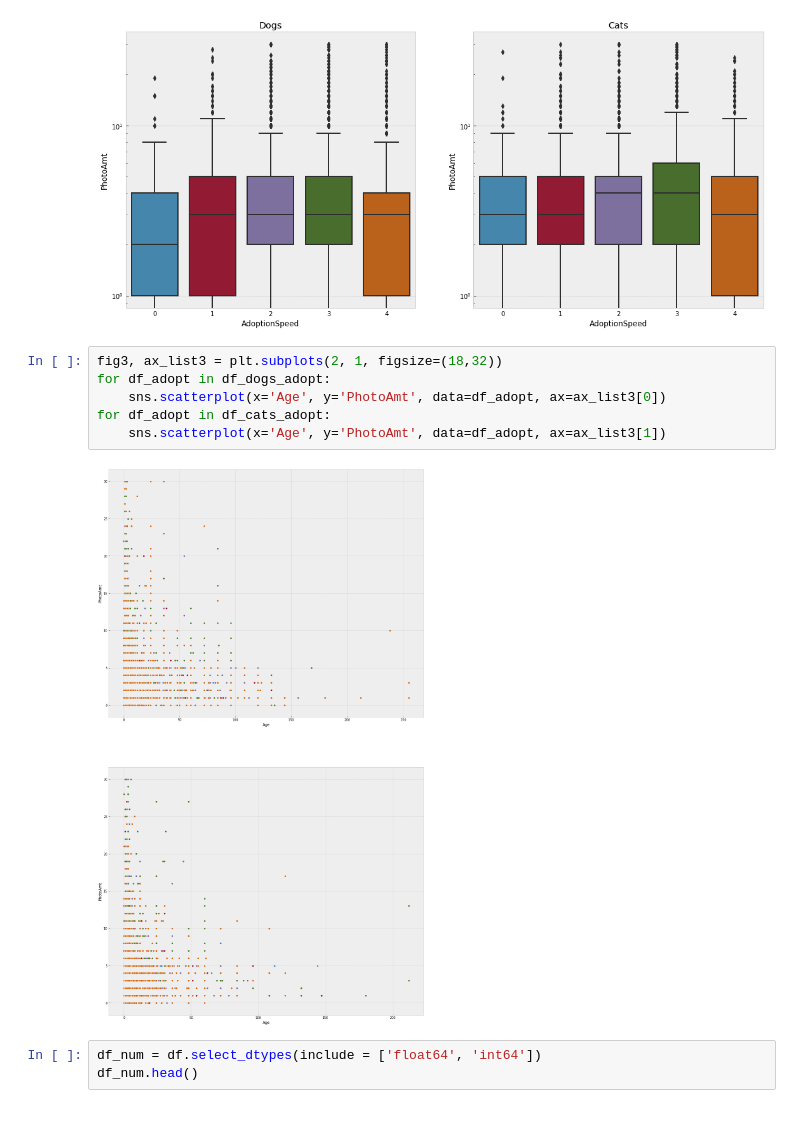
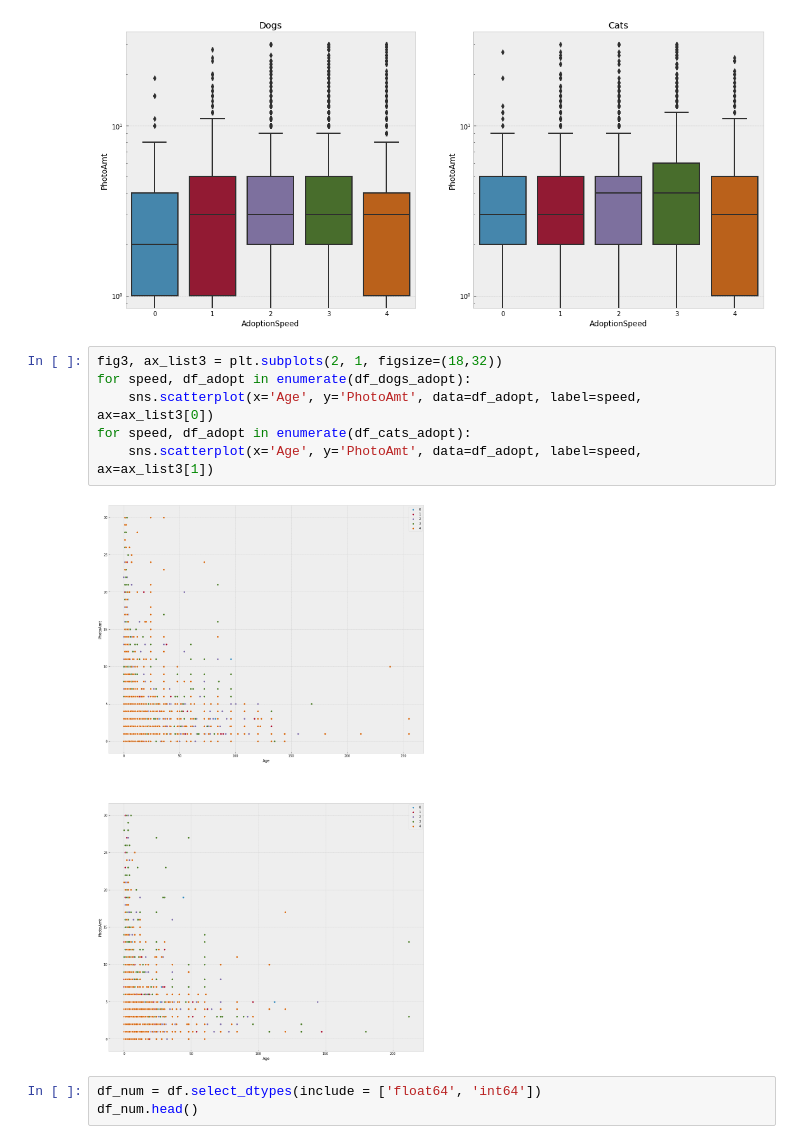
Before and after one commit to bfrison/CEBD1160, a Jupyter notebook: project/project_graphs.ipynb, the cells around one changed output. Saved outputs shown, nothing was run; the diff lists cells and outputs as text.

```diff
--- a/project/project_graphs.ipynb
+++ b/project/project_graphs.ipynb
@@ -130,12 +130,12 @@ ax4.set(yscale='log', title='Cats')
 [figure]
 # %%
 fig3, ax_list3 = plt.subplots(2, 1, figsize=(18,32))
-for df_adopt in df_dogs_adopt:
-    sns.scatterplot(x='Age', y='PhotoAmt', data=df_adopt, ax=ax_list3[0])
-for df_adopt in df_cats_adopt:
-    sns.scatterplot(x='Age', y='PhotoAmt', data=df_adopt, ax=ax_list3[1])
+for speed, df_adopt in enumerate(df_dogs_adopt):
+    sns.scatterplot(x='Age', y='PhotoAmt', data=df_adopt, label=speed, ax=ax_list3[0])
+for speed, df_adopt in enumerate(df_cats_adopt):
+    sns.scatterplot(x='Age', y='PhotoAmt', data=df_adopt, label=speed, ax=ax_list3[1])
 # %% [output]
-[figure, old version]
+[figure, new version]
 # %%
 df_num = df.select_dtypes(include = ['float64', 'int64'])
 df_num.head()
```
